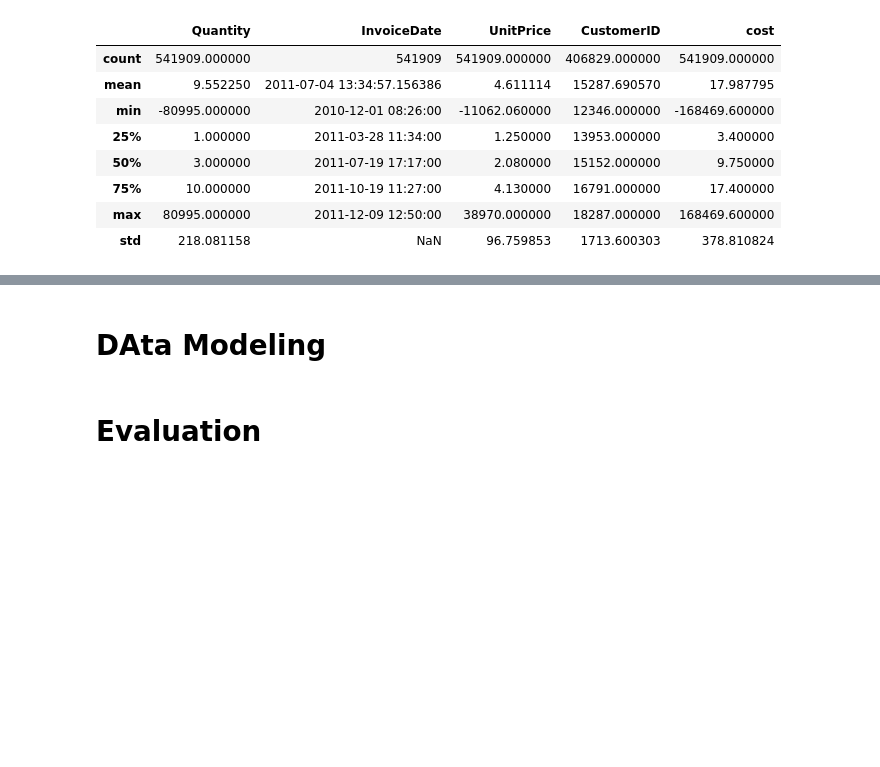
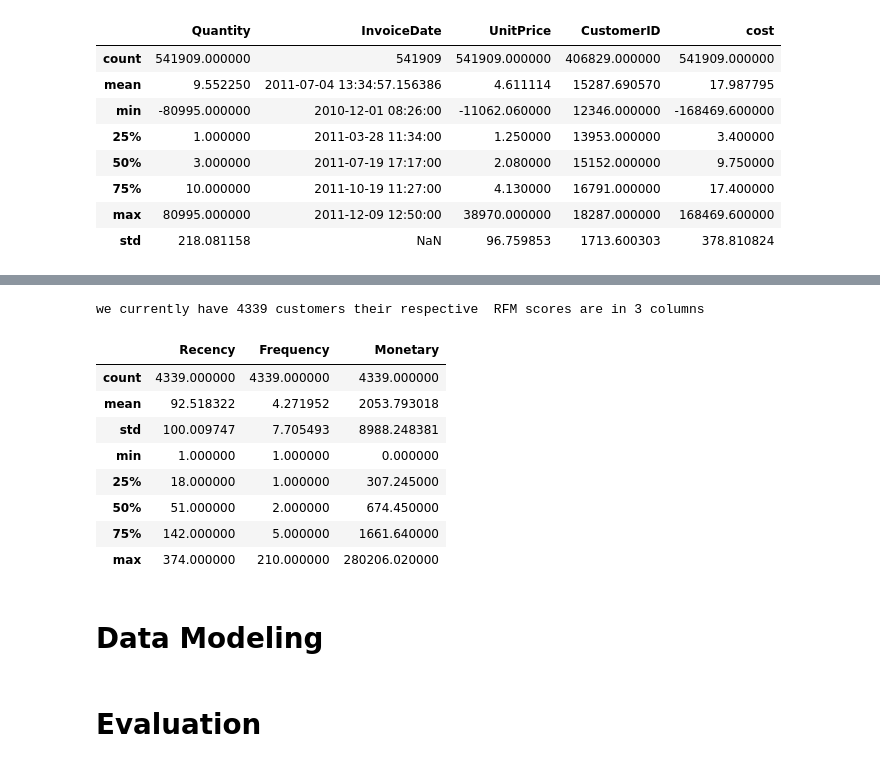
Before and after one commit to JosephRidge/ML-Recap, a Jupyter notebook: app.ipynb, the cells around one changed output, grey strips where cells are left out. Drawn from its saved outputs; the diff is of its cells as text; code cells hidden in the pictures; blank space fills up the shorter version.

```diff
--- a/app.ipynb
+++ b/app.ipynb
@@ -211,0 +355,8 @@ df.describe()
+# %%
+""""
+NOTe:
+- if a client makes a purchase on the last day of the transactions their receny may be calcuated as 0 to counter this we add one day to the last day using the pd.Timedelta(days = 1)
+Helps calcluate the date since last purchase
+"""
+shop_financial_year_close_running = df_2["InvoiceDate"].max() + pd.Timedelta(days = 1)
+shop_financial_year_close_running
@@ -211,0 +373,2 @@ df.describe()
+# %%
+df_2["TotalPrice"] = df_2["Quantity"] * df_2["UnitPrice"]
@@ -211,0 +381,6 @@ df.describe()
+# %%
+rfm = df_2.groupby("CustomerID").agg(
+    Recency = ("InvoiceDate", lambda d: (shop_financial_year_close_running - d.max()).days ),
+    Frequency= ("InvoiceNo", "nunique"),
+    Monetary = ("TotalPrice", "sum")
+)
@@ -212,5 +405,23 @@ df.describe()
+# %%
+rows, columns = rfm.shape
+output = f"we currently have {rows} customers their respective  RFM scores are in {columns} columns "
+print(output)
+# %% [output]
+we currently have 4339 customers their respective  RFM scores are in 3 columns
+# %%
+rfm.describe()
+# %% [output]
+|  | Recency | Frequency | Monetary |
+| count | 4339.000000 | 4339.000000 | 4339.000000 |
+| mean | 92.518322 | 4.271952 | 2053.793018 |
+| std | 100.009747 | 7.705493 | 8988.248381 |
+| min | 1.000000 | 1.000000 | 0.000000 |
+| 25% | 18.000000 | 1.000000 | 307.245000 |
+| 50% | 51.000000 | 2.000000 | 674.450000 |
+| 75% | 142.000000 | 5.000000 | 1661.640000 |
+| max | 374.000000 | 210.000000 | 280206.020000 |
 # %% [markdown]
-# **DAta Modeling**
+# **Data Modeling**
 # %% [markdown]
 # **Evaluation**
 # %% [markdown]
```
Also changed, not shown: parts of 30 cells of this notebook, 1 other file.
